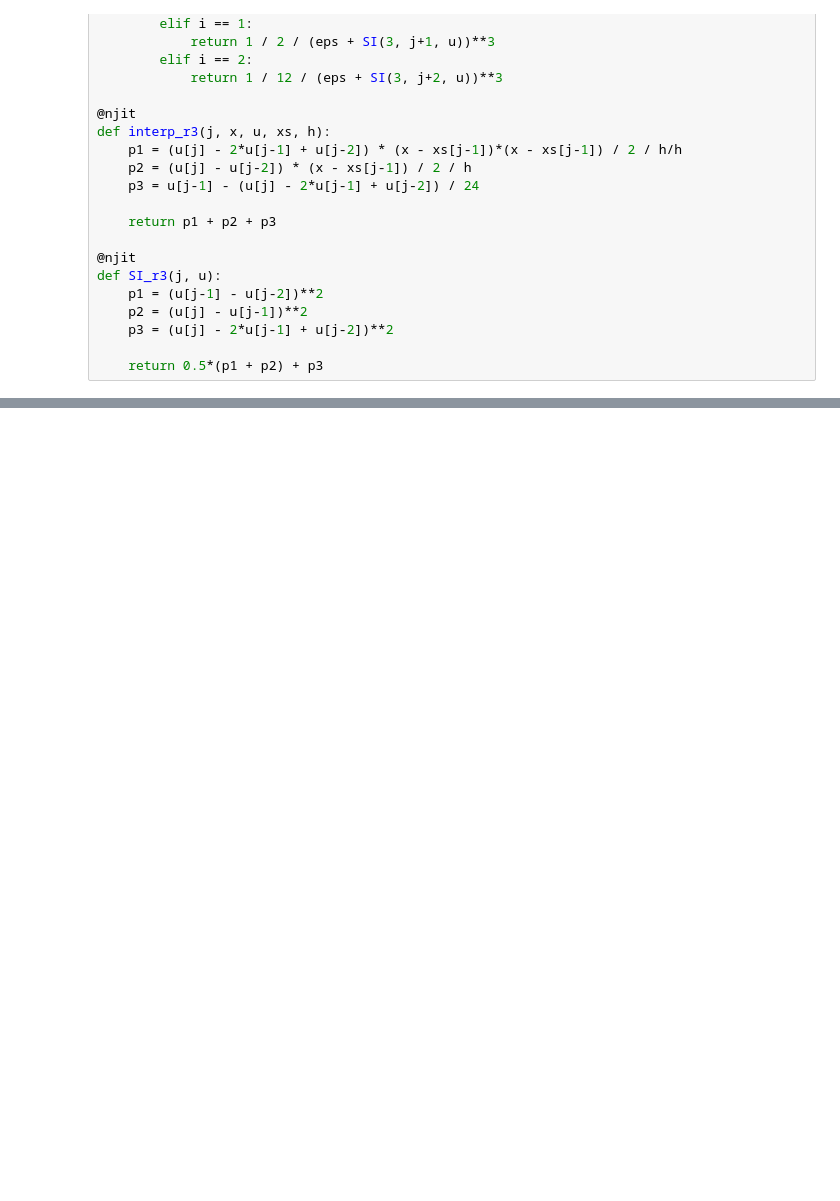
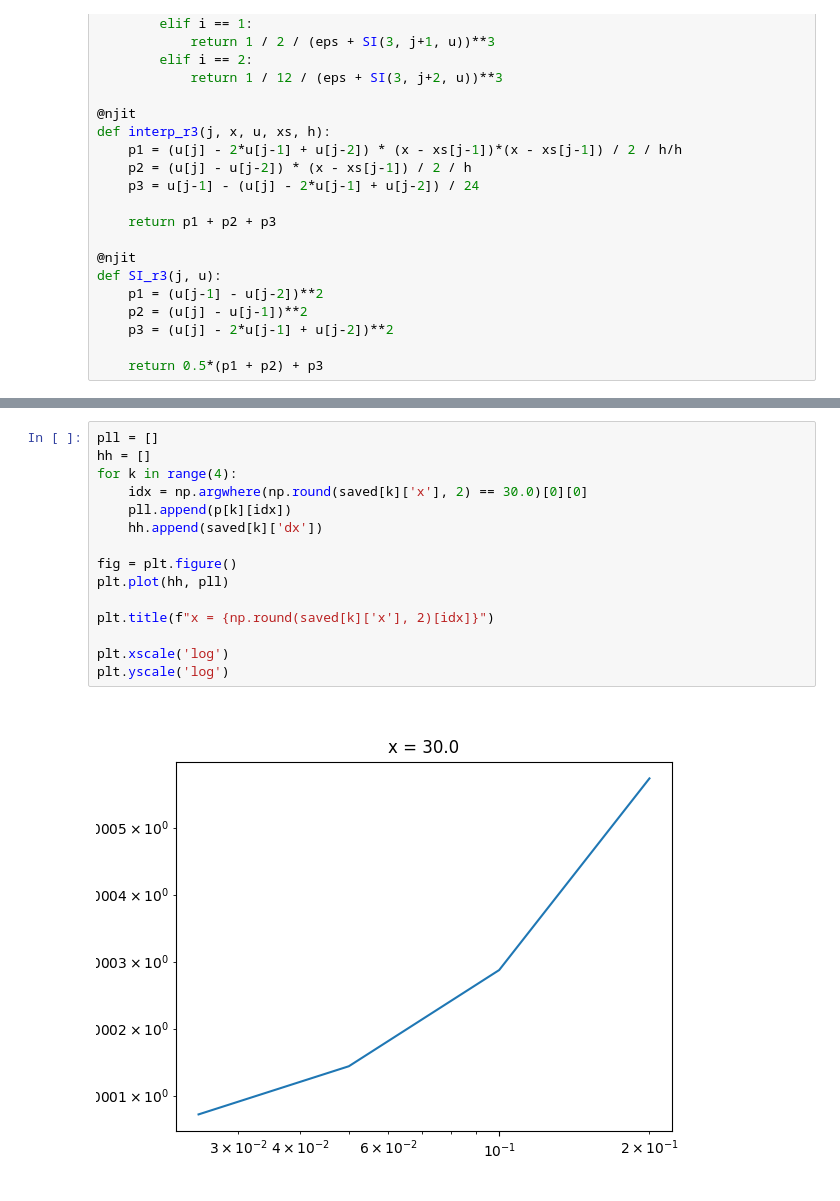
Before and after one commit to LoreCip/LQG-BH-Collapse, a Jupyter notebook: Notebooks/lqg_Beq.ipynb, the cells around one changed output, grey strips where cells are left out. Saved outputs shown, nothing was run; the diff lists cells and outputs as text; blank space fills up the shorter version.

```diff
--- a/Notebooks/lqg_Beq.ipynb
+++ b/Notebooks/lqg_Beq.ipynb
@@ -457,0 +628,17 @@ plt.legend()
+# %%
+pll = []
+hh = []
+for k in range(4):
+    idx = np.argwhere(np.round(saved[k]['x'], 2) == 30.0)[0][0]
+    pll.append(p[k][idx])
+    hh.append(saved[k]['dx'])
+
+fig = plt.figure()
+plt.plot(hh, pll)
+
+plt.title(f"x = {np.round(saved[k]['x'], 2)[idx]}")
+
+plt.xscale('log')
+plt.yscale('log')
+# %% [output]
+[figure, added]
```
Also changed, not shown: parts of 18 cells of this notebook, 5 other files.
